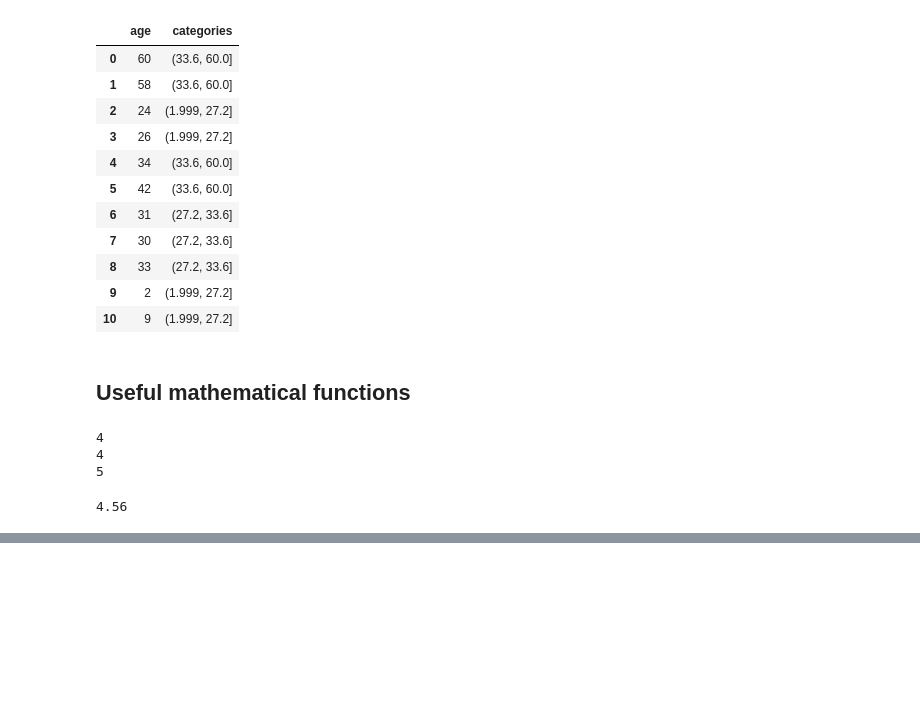
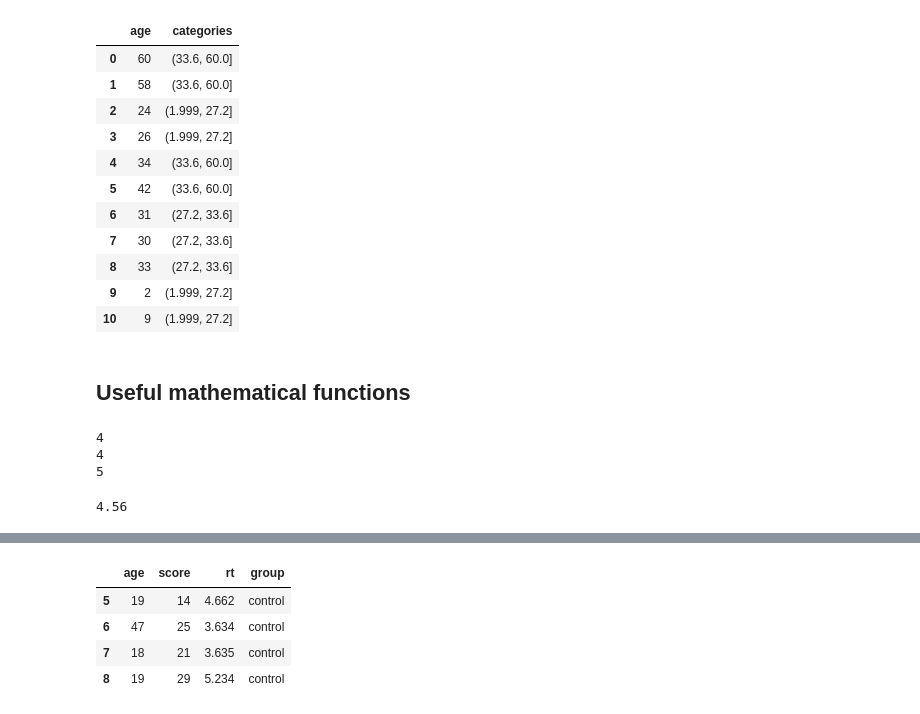
Before and after one commit to soerinev/CulturalDataScience, a Jupyter notebook: readings_notes/weed_chapter7.ipynb, the cells around one changed output, grey strips where cells are left out. Cells and saved outputs as stored; diff of their text form; code cells hidden in the pictures; blank space fills up the shorter version.

```diff
--- a/readings_notes/weed_chapter7.ipynb
+++ b/readings_notes/weed_chapter7.ipynb
@@ -317,0 +380,10 @@ round(b, 2)
+# %%
+# only keep data from control group
+df_control = df[df['group'] == 'control']
+df_control
+# %% [output]
+|  | age | score | rt | group |
+| 5 | 19 | 14 | 4.662 | control |
+| 6 | 47 | 25 | 3.634 | control |
+| 7 | 18 | 21 | 3.635 | control |
+| 8 | 19 | 29 | 5.234 | control |
```
Also changed, not shown: parts of 14 cells of this notebook, 1 other file.
